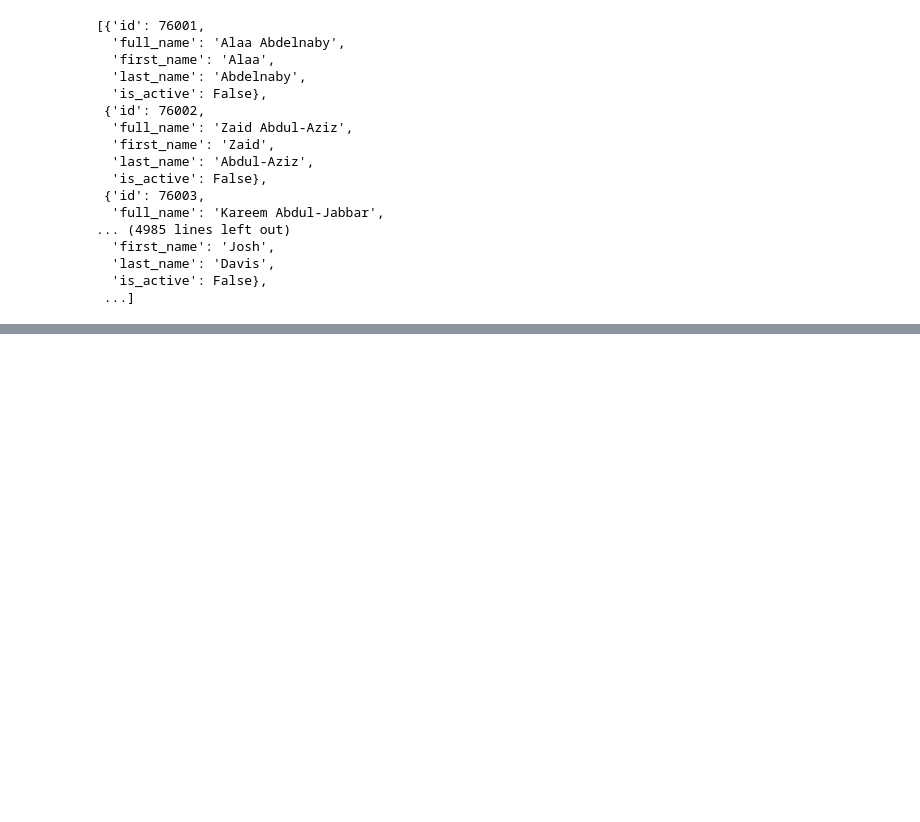
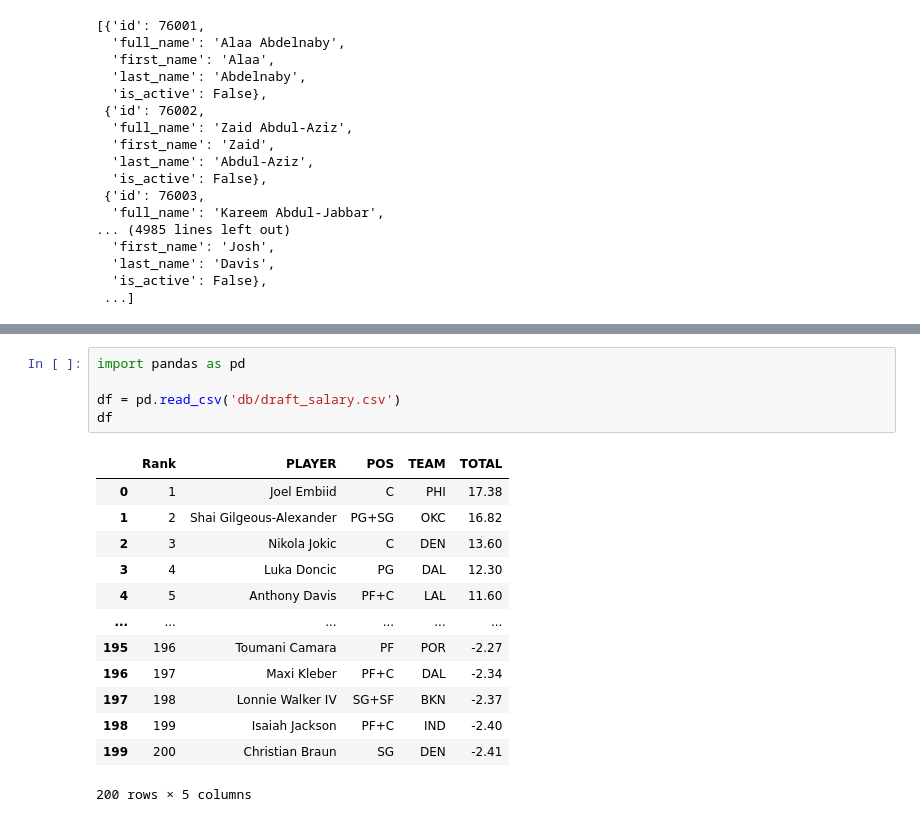
Before and after one commit to VickusWan/fantasy_nba_dashboard, a Jupyter notebook: testing.ipynb, the cells around one changed output, grey strips where cells are left out. Drawn from its saved outputs; the diff is of its cells as text; blank space fills up the shorter version.

```diff
--- a/testing.ipynb
+++ b/testing.ipynb
@@ -74,0 +155,19 @@ commonteamroster.CommonTeamRoster('1610612738').get_data_frames()
+# %%
+import pandas as pd
+
+df = pd.read_csv('db/draft_salary.csv')
+df
+# %% [output]
+|  | Rank | PLAYER | POS | TEAM | TOTAL |
+| 0 | 1 | Joel Embiid | C | PHI | 17.38 |
+| 1 | 2 | Shai Gilgeous-Alexander | PG+SG | OKC | 16.82 |
+| 2 | 3 | Nikola Jokic | C | DEN | 13.60 |
+| 3 | 4 | Luka Doncic | PG | DAL | 12.30 |
+| 4 | 5 | Anthony Davis | PF+C | LAL | 11.60 |
+| ... | ... | ... | ... | ... | ... |
+| 195 | 196 | Toumani Camara | PF | POR | -2.27 |
+| 196 | 197 | Maxi Kleber | PF+C | DAL | -2.34 |
+| 197 | 198 | Lonnie Walker IV | SG+SF | BKN | -2.37 |
+| 198 | 199 | Isaiah Jackson | PF+C | IND | -2.40 |
+| 199 | 200 | Christian Braun | SG | DEN | -2.41 |
+200 rows × 5 columns
```
Also changed, not shown: parts of 7 cells of this notebook, 7 other files.
